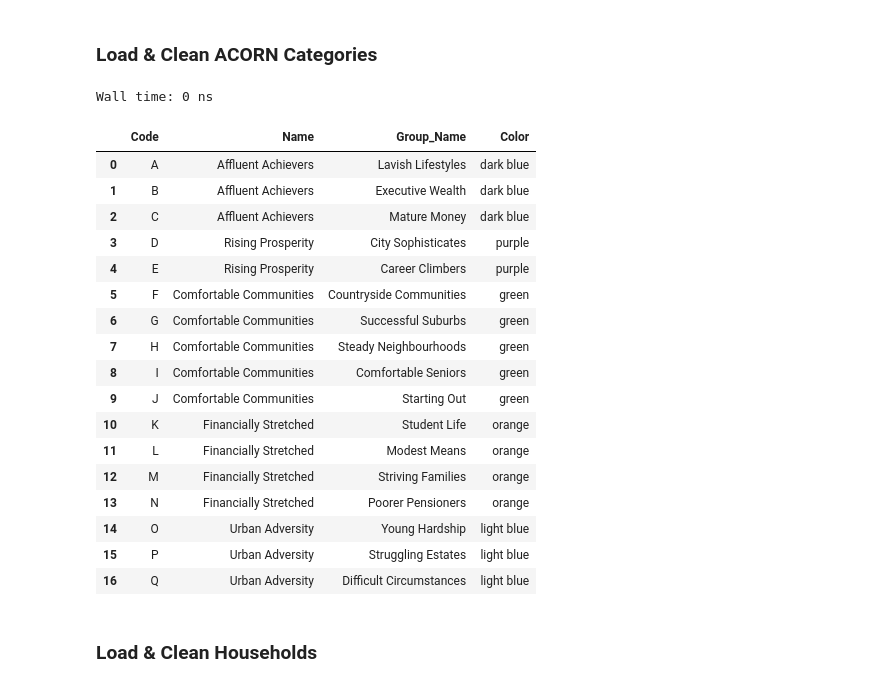
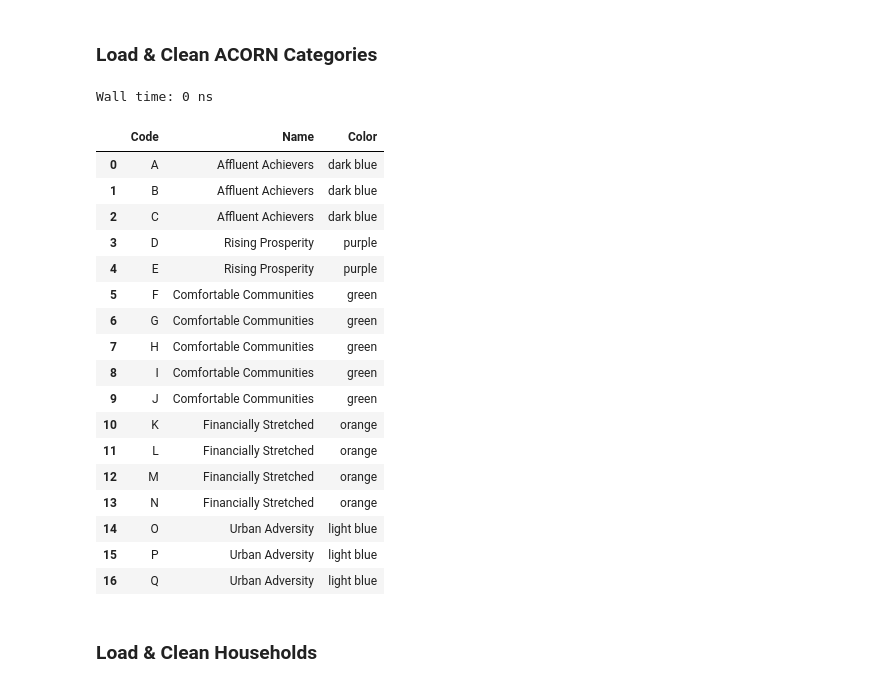
Before and after one commit to 93ramadan/uob-bdsa603-practice2, a Jupyter notebook: 20113798.ipynb, the cells around one changed output. Saved outputs shown, nothing was run; the diff lists cells and outputs as text; code cells hidden in the pictures.

```diff
--- a/20113798.ipynb
+++ b/20113798.ipynb
@@ -91,39 +93,42 @@ StudyTimeFrame_EndYear = max(df_UKHolidays["Date"].dt.year)
 # %%
 %time
 df_ACORN = pd.read_csv("dataset/acorn_categories.csv")
 #df_ACORN.info()
 
 # Rename columns to be read-able
 df_ACORN.columns = ['Code', 'Name', 'Group_Name', 'Color']
+
+# Select only relevent columns
+df_ACORN = df_ACORN[['Code', 'Name', 'Color']]
 
 # Drop duplicates
 df_ACORN = df_ACORN.drop_duplicates()
 
 # Remove null data
 df_ACORN.dropna()
 
 # Ensure no null values exist in all columns
 # assert df_ACORN.isnull().sum().sum() == 0
 # %% [output]
 Wall time: 0 ns
-|  | Code | Name | Group_Name | Color |
-| 0 | A | Affluent Achievers | Lavish Lifestyles | dark blue |
-| 1 | B | Affluent Achievers | Executive Wealth | dark blue |
-| 2 | C | Affluent Achievers | Mature Money | dark blue |
-| 3 | D | Rising Prosperity | City Sophisticates | purple |
-| 4 | E | Rising Prosperity | Career Climbers | purple |
-| 5 | F | Comfortable Communities | Countryside Communities | green |
-| 6 | G | Comfortable Communities | Successful Suburbs | green |
-| 7 | H | Comfortable Communities | Steady Neighbourhoods | green |
-| 8 | I | Comfortable Communities | Comfortable Seniors | green |
-| 9 | J | Comfortable Communities | Starting Out | green |
-| 10 | K | Financially Stretched | Student Life | orange |
-| 11 | L | Financially Stretched | Modest Means | orange |
-| 12 | M | Financially Stretched | Striving Families | orange |
-| 13 | N | Financially Stretched | Poorer Pensioners | orange |
-| 14 | O | Urban Adversity | Young Hardship | light blue |
-| 15 | P | Urban Adversity | Struggling Estates | light blue |
-| 16 | Q | Urban Adversity | Difficult Circumstances | light blue |
+|  | Code | Name | Color |
+| 0 | A | Affluent Achievers | dark blue |
+| 1 | B | Affluent Achievers | dark blue |
+| 2 | C | Affluent Achievers | dark blue |
+| 3 | D | Rising Prosperity | purple |
+| 4 | E | Rising Prosperity | purple |
+| 5 | F | Comfortable Communities | green |
+| 6 | G | Comfortable Communities | green |
+| 7 | H | Comfortable Communities | green |
+| 8 | I | Comfortable Communities | green |
+| 9 | J | Comfortable Communities | green |
+| 10 | K | Financially Stretched | orange |
+| 11 | L | Financially Stretched | orange |
+| 12 | M | Financially Stretched | orange |
+| 13 | N | Financially Stretched | orange |
+| 14 | O | Urban Adversity | light blue |
+| 15 | P | Urban Adversity | light blue |
+| 16 | Q | Urban Adversity | light blue |
 # %% [markdown]
 ### Load & Clean Households
 # %%
```
Also changed, not shown: parts of 9 cells of this notebook.
